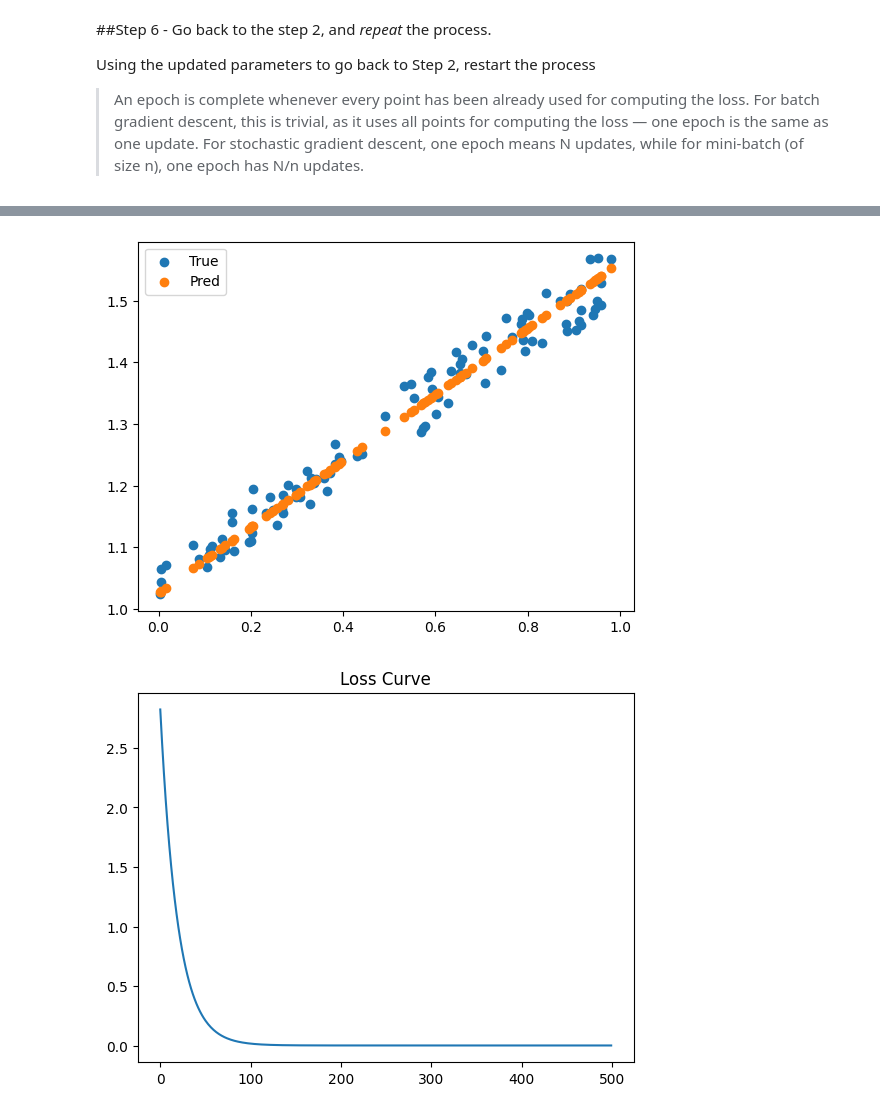
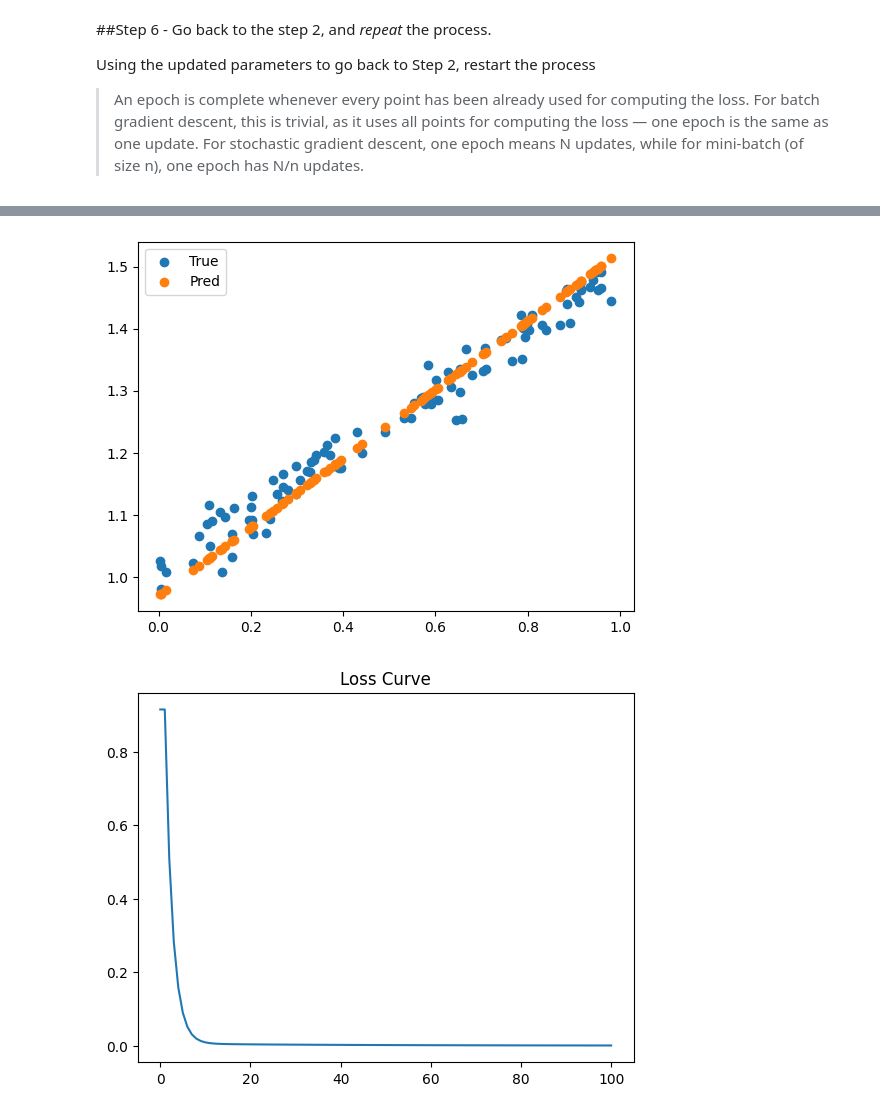
Before and after one commit to ronald-hk-chung/ssnotebook, a Jupyter notebook: basics_of_neural_network/understanding_stochastic_gradient_descent.ipynb, the cells around one changed output, grey strips where cells are left out. Cells and saved outputs as stored; diff of their text form; code cells hidden in the pictures.

```diff
--- a/basics_of_neural_network/understanding_stochastic_gradient_descent.ipynb
+++ b/basics_of_neural_network/understanding_stochastic_gradient_descent.ipynb
@@ -43,7 +49,7 @@ torch.manual_seed(42)
 # Generating synthetic data
 X = torch.rand(100) # random numbers from a uniform distribution on the interval (0, 1)
 w_true, b_true = 0.5, 1
-noise = torch.rand(100) * 0.1
+noise = torch.randn(100) * 0.03
 y = w_true * X + b_true + noise
 
 # Plot synthetic data
@@ -176,13 +186,22 @@ Using the updated parameters to go back to Step 2, restart the process
 # %%
 import pandas as pd
 
-lr = 0.01
-n_epochs = 500
+lr = 0.1
+n_epochs = 100
+
+# Set manual seed
+torch.manual_seed(42)
 
 # Step 1 - Initialize the weights
 params = torch.randn(2, requires_grad=True, dtype=torch.float)
 
-result=[]
+# append first result as initial random initiations
+results=[]
+results.append({'epoch': 0,
+                'loss': mse(model(X, params), y).item(),
+                'w': params.data[0].item(),
+                'b': params.data[1].item()})
+
 for epoch in range(n_epochs):
     # Step 2 - Make predictions using the model
     y_preds = model(X, params)
@@ -193,11 +212,11 @@ for epoch in range(n_epochs):
     # Step 5 - `step()` to Update the parameters and zero grad as loss is cumulative
     params.data -= lr * params.grad
     params.grad = None
-    result.append({'epoch': epoch,
+    results.append({'epoch': epoch+1,
                    'loss': loss.item(),
                    'w': params.data[0].item(),
                    'b': params.data[1].item()})
 
-pd.DataFrame(result)
+pd.DataFrame(results)
 # %% [output]
 |  | epoch | loss | w | b |
@@ -220,11 +239,11 @@ ax.scatter(X, y, label='True')
 ax.scatter(X, y_preds.detach().cpu(), label='Pred')
 ax.legend();
 # %% [output]
-[figure, old version]
+[figure, new version]
 # %%
 # Plotting the loss curve
-result_loss = [r['loss'] for r in result]
+result_loss = [r['loss'] for r in results]
 plt.plot(result_loss)
 plt.title('Loss Curve');
 # %% [output]
-[figure, old version]
+[figure, new version]
```
Also changed, not shown: parts of 41 cells of this notebook.
